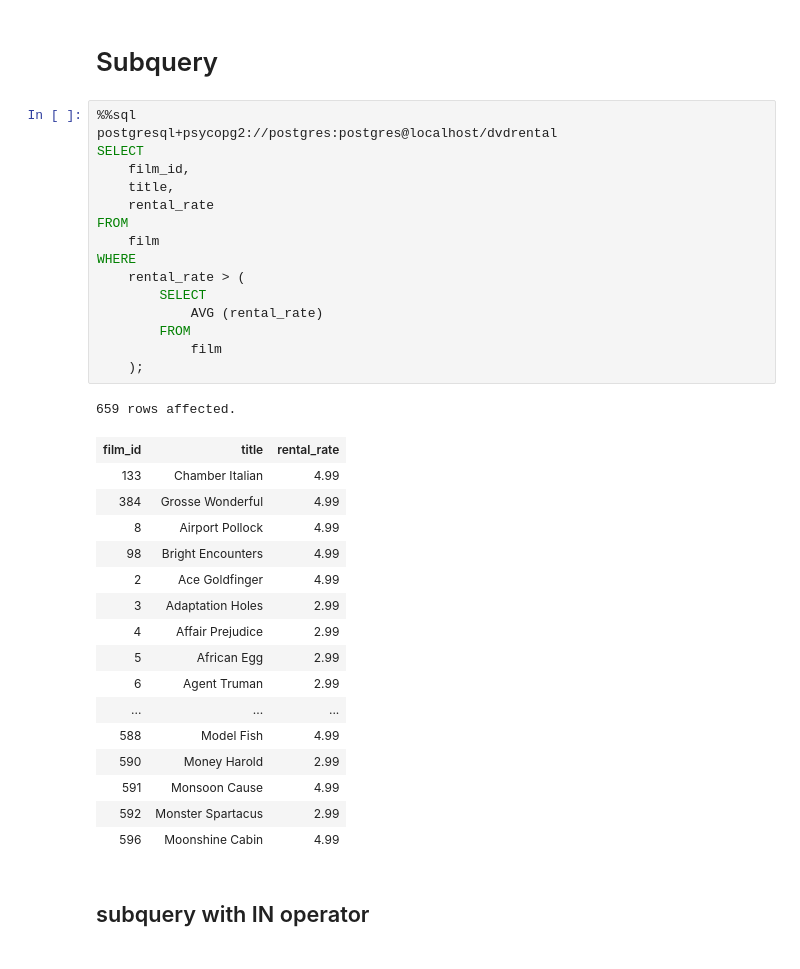
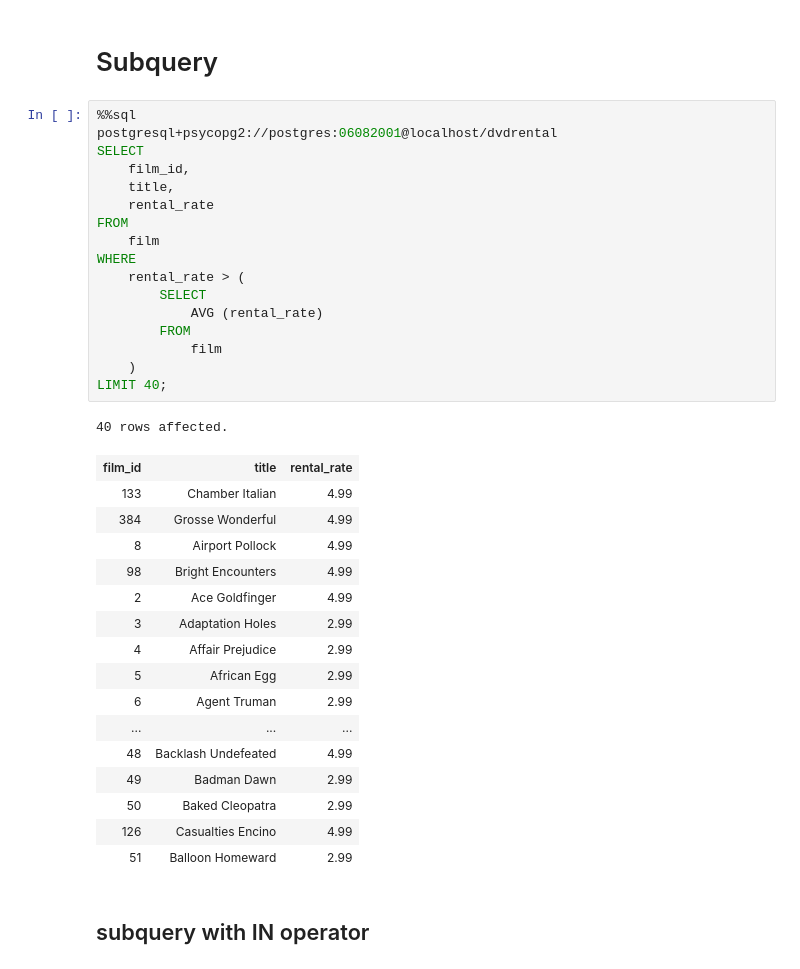
Before and after one commit to nccasia/ncc-python-learning, a Jupyter notebook: database/s08_Postgres_with_Python.ipynb, the cells around one changed output. Saved outputs shown, nothing was run; the diff lists cells and outputs as text.

```diff
--- a/database/s08_Postgres_with_Python.ipynb
+++ b/database/s08_Postgres_with_Python.ipynb
@@ -1529,38 +1650,39 @@ Above statement is partial roll-up
 # Subquery
 # %%
 %%sql
-postgresql+psycopg2://postgres:postgres@localhost/dvdrental
+postgresql+psycopg2://postgres:06082001@localhost/dvdrental
 SELECT
 	film_id,
 	title,
 	rental_rate
 FROM
 	film
 WHERE
 	rental_rate > (
 		SELECT
 			AVG (rental_rate)
 		FROM
 			film
-	);
+	)
+LIMIT 40;
 # %% [output]
-659 rows affected.
+40 rows affected.
 | film_id | title | rental_rate |
 | 133 | Chamber Italian | 4.99 |
 | 384 | Grosse Wonderful | 4.99 |
 | 8 | Airport Pollock | 4.99 |
 | 98 | Bright Encounters | 4.99 |
 | 2 | Ace Goldfinger | 4.99 |
 | 3 | Adaptation Holes | 2.99 |
 | 4 | Affair Prejudice | 2.99 |
 | 5 | African Egg | 2.99 |
 | 6 | Agent Truman | 2.99 |
 | ... | ... | ... |
-| 588 | Model Fish | 4.99 |
-| 590 | Money Harold | 2.99 |
-| 591 | Monsoon Cause | 4.99 |
-| 592 | Monster Spartacus | 2.99 |
-| 596 | Moonshine Cabin | 4.99 |
+| 48 | Backlash Undefeated | 4.99 |
+| 49 | Badman Dawn | 2.99 |
+| 50 | Baked Cleopatra | 2.99 |
+| 126 | Casualties Encino | 4.99 |
+| 51 | Balloon Homeward | 2.99 |
 # %% [markdown]
 ## subquery with IN operator
 # %%
```
Also changed, not shown: parts of 104 cells of this notebook, 2 other files.
